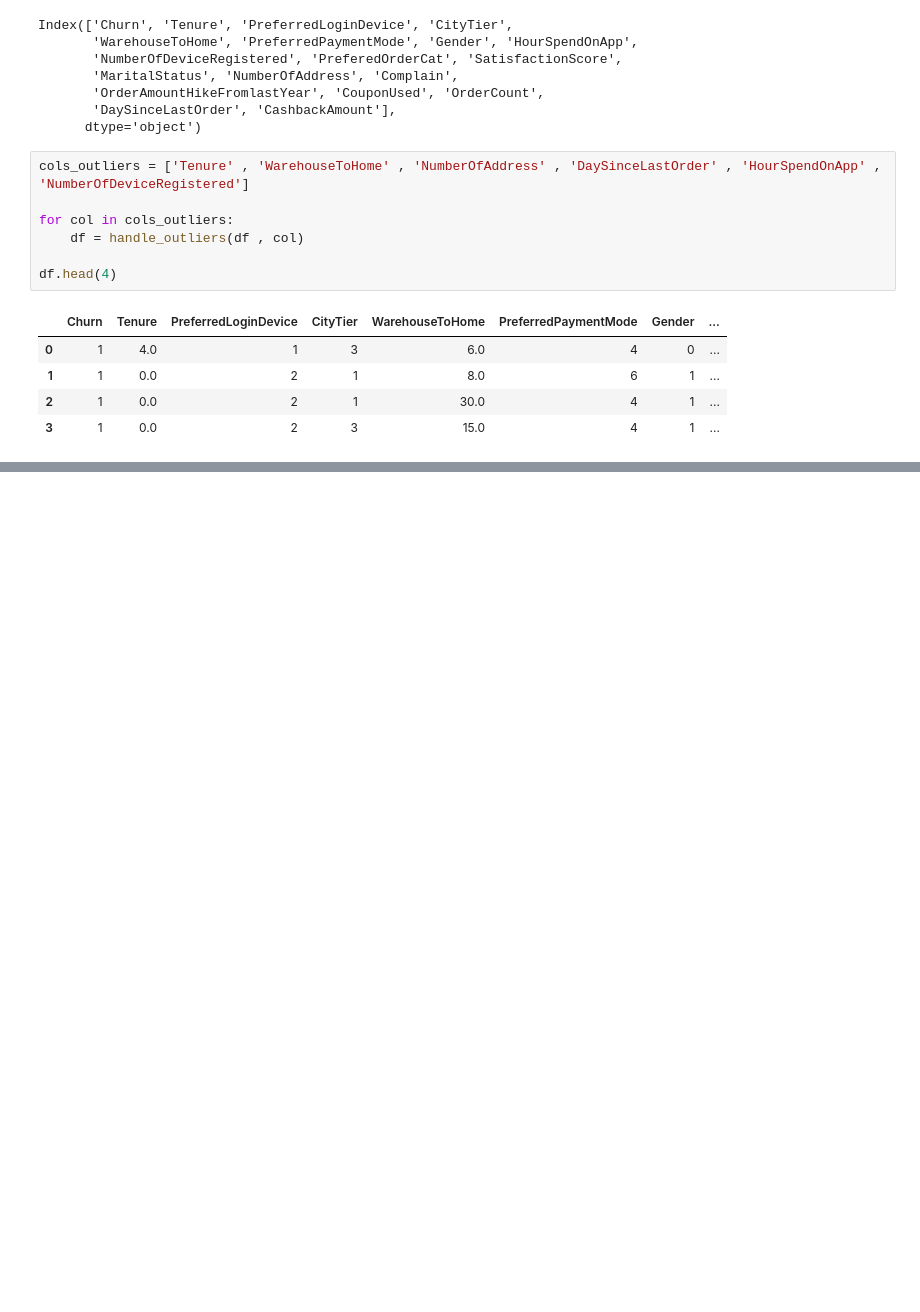
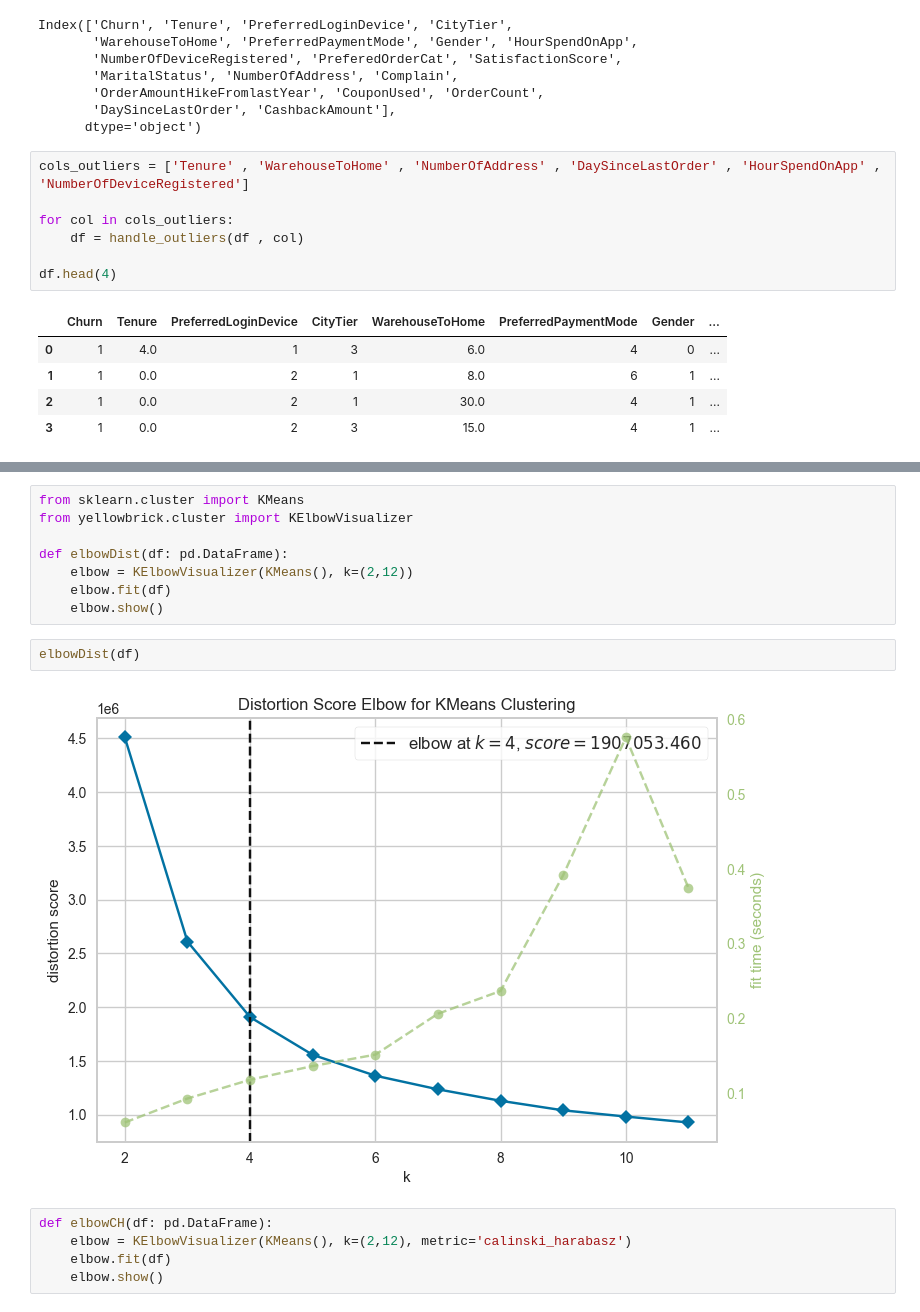
Before and after one commit to TeodoraSekulic/MASINSKO-projekat2, a Jupyter notebook: p2.ipynb, the cells around one changed output, grey strips where cells are left out. Drawn from its saved outputs; the diff is of its cells as text; blank space fills up the shorter version.

```diff
--- a/p2.ipynb
+++ b/p2.ipynb
@@ -318,0 +359,17 @@ plt.show()
+# %%
+from sklearn.cluster import KMeans
+from yellowbrick.cluster import KElbowVisualizer
+
+def elbowDist(df: pd.DataFrame):
+    elbow = KElbowVisualizer(KMeans(), k=(2,12))
+    elbow.fit(df)
+    elbow.show()
+# %%
+elbowDist(df)
+# %% [output]
+[figure, added]
+# %%
+def elbowCH(df: pd.DataFrame):
+    elbow = KElbowVisualizer(KMeans(), k=(2,12), metric='calinski_harabasz')
+    elbow.fit(df)
+    elbow.show()
```
Also changed, not shown: parts of 30 cells of this notebook.
